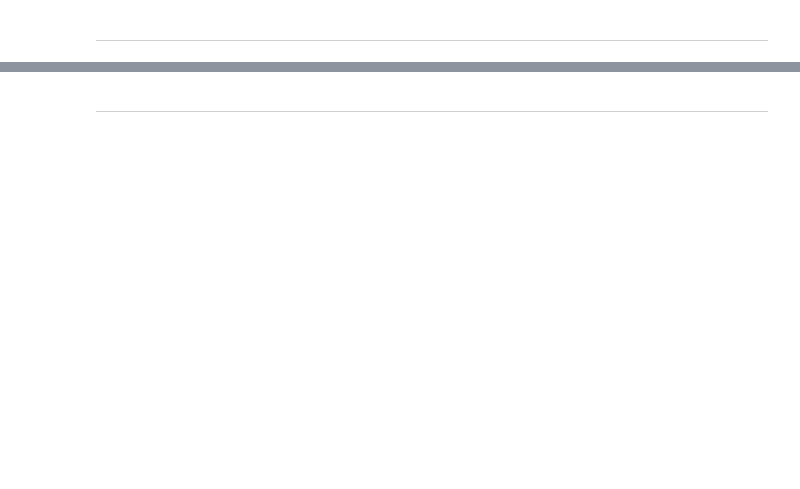
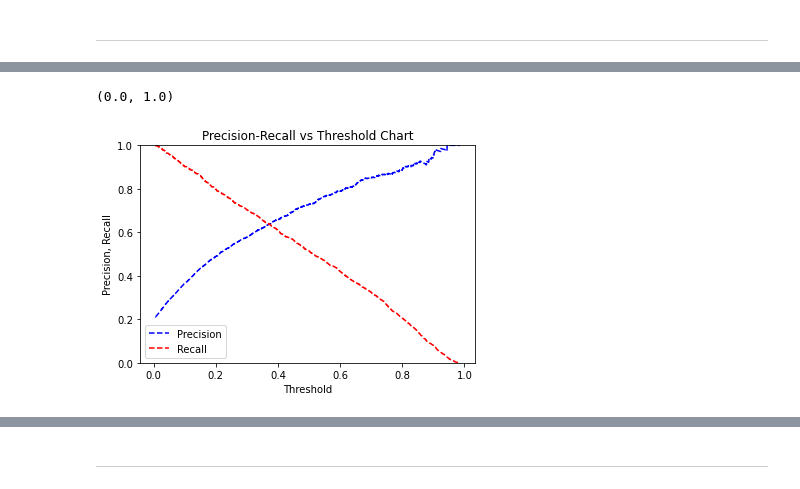
Before and after one commit to westonshuken/h1n1-and-flu-vaccine-predictor, a Jupyter notebook: Czarina-Modeling.ipynb, the cells around one changed output, grey strips where cells are left out. Drawn from its saved outputs; the diff is of its cells as text; code cells hidden in the pictures; blank space fills up the shorter version.

```diff
--- a/Czarina-Modeling.ipynb
+++ b/Czarina-Modeling.ipynb
@@ -193,0 +212,27 @@ params_dt = {'DecisionTree': [{'regressor__criterion': ['gini', 'entropy'],
+# %%
+### Predict test_y values and probabilities based on fitted logistic regression model
+
+pred_y=model.predict(X_test)
+
+probs_y=model.predict_proba(X_test)
+  # probs_y is a 2-D array of probability of being labeled as 0 (first
+  #column of
+  # array) vs 1 (2nd column in array)
+
+from sklearn import metrics
+from sklearn.metrics import precision_recall_curve
+precision, recall, thresholds = precision_recall_curve(y_test, probs_y[:,
+1])
+   #retrieve probability of being 1(in second column of probs_y)
+pr_auc = metrics.auc(recall, precision)
+
+plt.title("Precision-Recall vs Threshold Chart")
+plt.plot(thresholds, precision[: -1], "b--", label="Precision")
+plt.plot(thresholds, recall[: -1], "r--", label="Recall")
+plt.ylabel("Precision, Recall")
+plt.xlabel("Threshold")
+plt.legend(loc="lower left")
+plt.ylim([0,1])
+# %% [output]
+(0.0, 1.0)
+[figure, added]
```
Also changed, not shown: parts of 8 cells of this notebook.
